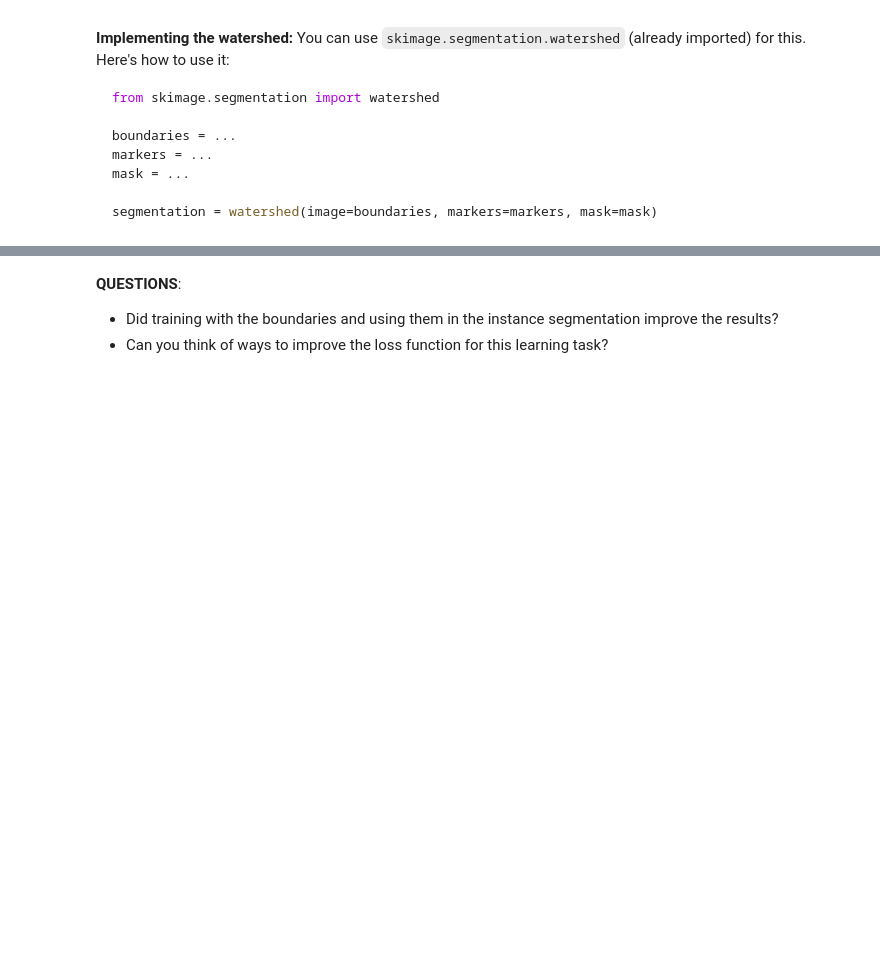
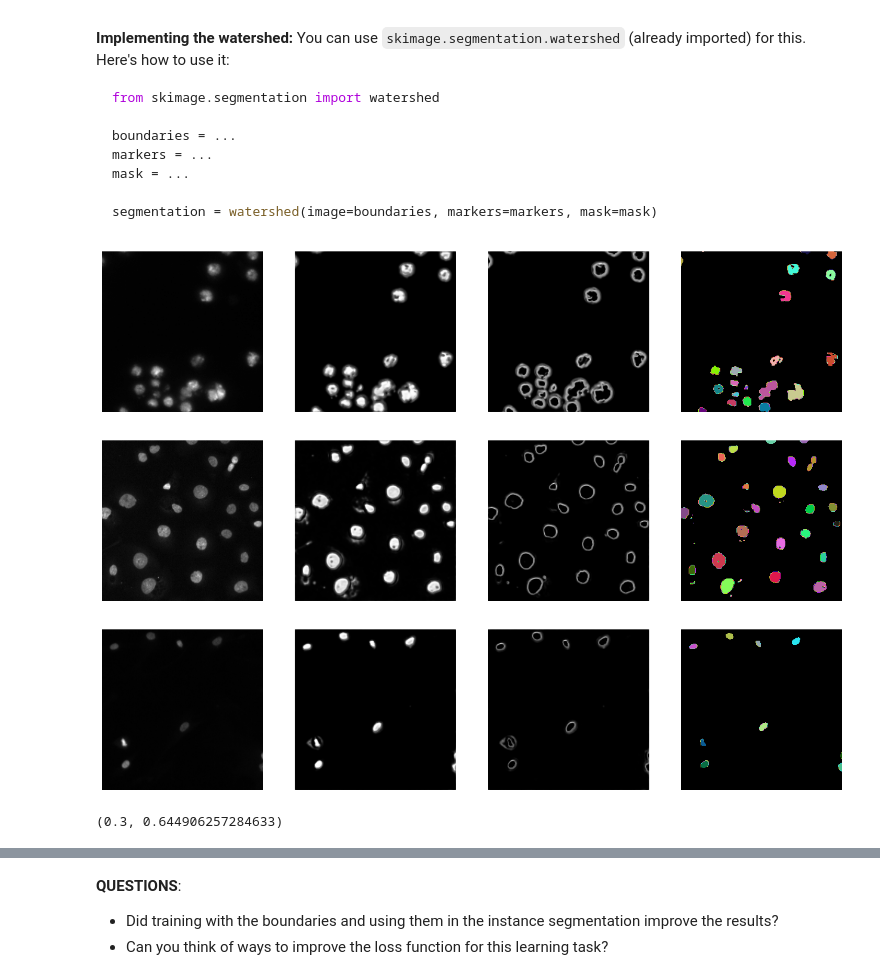
Before and after one commit to mak8427/Deep-Learning-Computer-Vision, a Jupyter notebook: madkour-mattioli-schellscheidt-4 (3).ipynb, the cells around one changed output, grey strips where cells are left out. Cells and saved outputs as stored; diff of their text form; code cells hidden in the pictures; blank space fills up the shorter version.

```diff
--- a/madkour-mattioli-schellscheidt-4 (3).ipynb
+++ b/madkour-mattioli-schellscheidt-4 (3).ipynb
@@ -821,7 +834,7 @@ for im, target in train_dataset:
 # %%
 # TODO Instantiate the new unet and loss function
-model =
-loss =
+model = UNet(in_channels=1, out_channels=3).to(device)
+loss = nn.CrossEntropyLoss().to(device)
 # %%
 # Train the new U-Net for 10 epochs
 # (we don't use a metric here, since the target (with class labels 0, 1, 2) and prediction (one-hot encoding) have different representations
@@ -875,4 +890,19 @@ segmentation = watershed(image=boundaries, markers=markers, mask=mask)
 # TODO Implement the watershed approach described above.
 # Hint: To obtain the foreground_seeds you neet to threshold the foreground and boundary to create a binary mask
 def instance_segmentation(foreground_prediction, boundary_prediction, threshold=0.5):
-    ...
+    # foreground_prediction and boundary_prediction in [0,1]
+    # threshold them
+    fg_bin = foreground_prediction > threshold
+    # create 'foreground seeds' by subtracting boundary from foreground
+    seeds = foreground_prediction - boundary_prediction
+    seed_bin = seeds > threshold
+    markers = label(seed_bin)
+
+    # watershed using boundary as heightmap:
+    # mask is the thresholded foreground
+    seg = watershed(
+        image=boundary_prediction,
+        markers=markers,
+        mask=fg_bin
+    )
+    return seg
@@ -886,3 +909,57 @@ best_threshold =
+# %%
+# TODO Check the prediction results and instance segmentation for a few images
+# Make sure your instance segmentation implementation is correct
+# HINT: You need to apply a softmax to the network predictions
+model.eval()
+with torch.no_grad():
+    for i in range(3):
+        im, _ = val_dataset[i]
+        im_t = torch.from_numpy(im[None]).to(device)
+        pred = model(im_t)
+        pred = torch.softmax(pred, dim=1).cpu().numpy().squeeze() # shape (3,H,W)
+        fg = pred[1]
+        bd = pred[2]
+        seg = instance_segmentation(fg, bd, threshold=0.5)
+
+        fig, ax = plt.subplots(1,4, figsize=(16,16))
+        ax[0].axis('off'); ax[0].imshow(im[0], cmap='gray')
+        ax[1].axis('off'); ax[1].imshow(fg, cmap='gray')
+        ax[2].axis('off'); ax[2].imshow(bd, cmap='gray')
+        ax[3].axis('off'); ax[3].imshow(seg, cmap=get_random_colors(seg))
+        plt.show()
+# %% [output]
+[figure, added]
+[figure, added]
+[figure, added]
+# %%
+# TODO Use the validation set to find a good value for the 'threshold' parameter in the instance_segmentation function
+thresholds = [0.3, 0.4, 0.5, 0.6]
+best_f1 = 0
+best_threshold = 0.5
+model.eval()
+with torch.no_grad():
+    for th in thresholds:
+        cur_f1s = []
+        for im, mk in zip(val_images, val_masks):
+            H = im.shape[0] - (im.shape[0]%16)
+            W = im.shape[1] - (im.shape[1]%16)
+            im_ = im[:H,:W]
+            mk_ = mk[:H,:W]
+            inp = torch.from_numpy(im_[None,None]).to(device)
+            pr = model(inp)
+            pr = torch.softmax(pr, dim=1).cpu().numpy().squeeze()
+            fg, bd = pr[1], pr[2]
+            sg = instance_segmentation(fg, bd, threshold=th)
+            mk_ = mk_.astype(np.int64)
+            cur_f1s.append(f1_score(sg, mk_))
+        meanf1 = np.mean(cur_f1s)
+        if meanf1 > best_f1:
+            best_f1 = meanf1
+            best_threshold = th
+
+best_threshold, best_f1
+# %% [output]
+(0.3, 0.644906257284633)
 # %%
 # Compute the average f1 score of all the test images
 f1s = []
```
Also changed, not shown: parts of 9 cells of this notebook.
